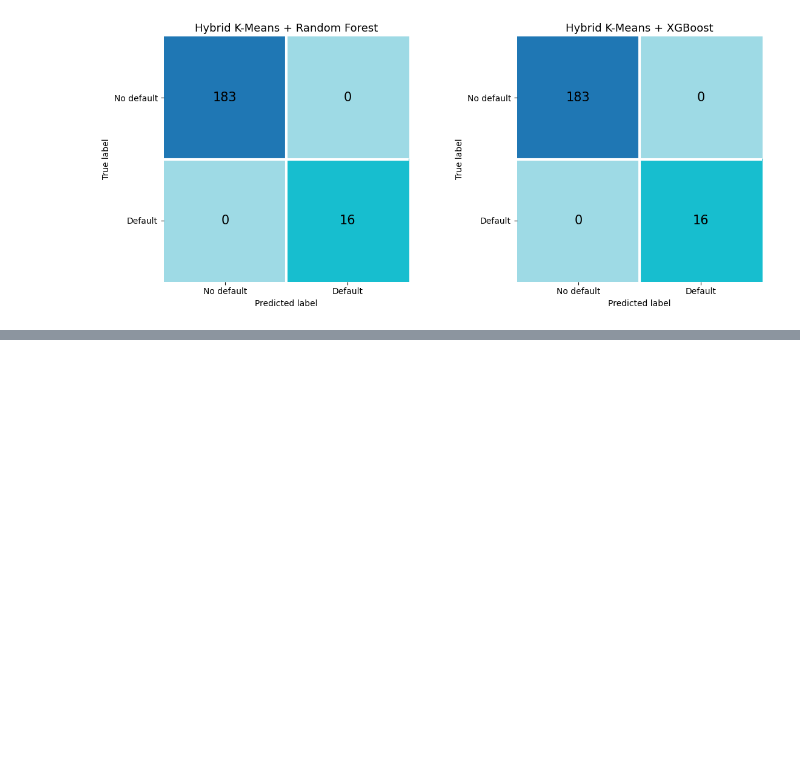
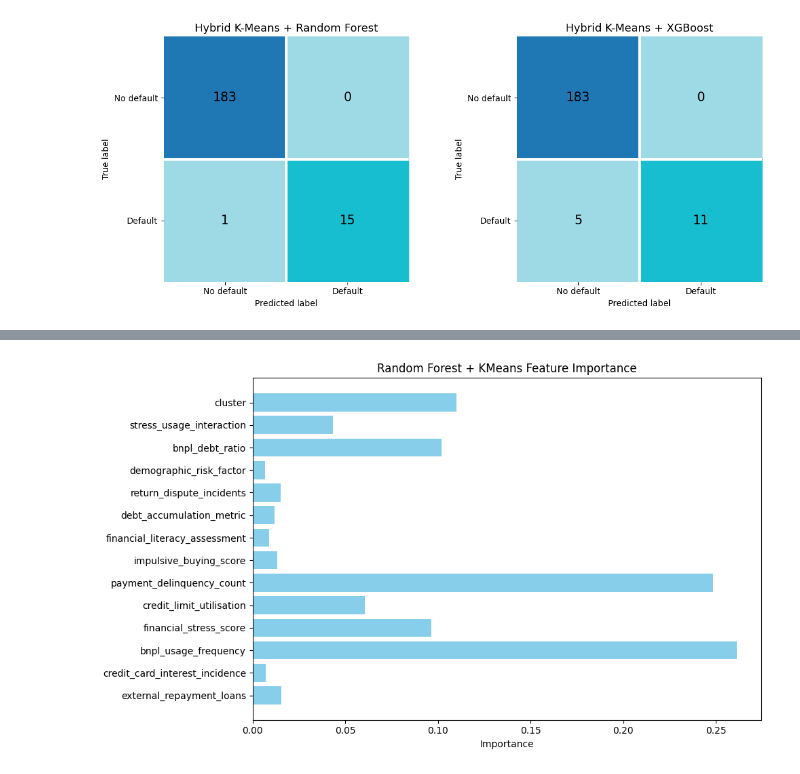
Before and after one commit to IsmailZei/Credit-Risk-Models-in-BNPL, a Jupyter notebook: K_Means .ipynb, the cells around one changed output, grey strips where cells are left out. Saved outputs shown, nothing was run; the diff lists cells and outputs as text; code cells hidden in the pictures; blank space fills up the shorter version.

Commit message:
Added Feature importance to all models

```diff
--- a/K_Means .ipynb
+++ b/K_Means .ipynb
@@ -198,19 +232,19 @@ rf_model = RandomForestClassifier(
     n_jobs=-1
 )
 
-rf_model.fit(K_train, y_train)
+rf_model.fit(x_k_train, y_k_train)
 
 # Predictions
-rf_preds = rf_model.predict(K_test)
-rf_probs = rf_model.predict_proba(K_test)[:, 1]
+rf_preds = rf_model.predict(x_k_test)
+rf_probs = rf_model.predict_proba(x_k_test)[:, 1]
 
 # Evaluation
-print("Random Forest Classification Report:\n", classification_report(y_test, rf_preds))
-print("Confusion Matrix:\n", confusion_matrix(y_test, rf_preds))
-print("ROC AUC Score:", roc_auc_score(y_test, rf_probs))
-print("F1 Score:", f1_score(y_test, rf_preds))
-print("Recall Score:", recall_score(y_test, rf_preds))
-print("Precision Score:", precision_score(y_test, rf_preds))
+print("Random Forest Classification Report:\n", classification_report(y_k_test, rf_preds))
+print("Confusion Matrix:\n", confusion_matrix(y_k_test, rf_preds))
+print("ROC AUC Score:", roc_auc_score(y_k_test, rf_probs))
+print("F1 Score:", f1_score(y_k_test, rf_preds))
+print("Recall Score:", recall_score(y_k_test, rf_preds))
+print("Precision Score:", precision_score(y_k_test, rf_preds))
 # %% [output]
 Random Forest Classification Report:
                precision    recall  f1-score   support
@@ -281,19 +315,19 @@ xgb_model = XGBClassifier(
     eval_metric="logloss"
 )
 
-xgb_model.fit(K_train, y_train)
+xgb_model.fit(x_k_train, y_k_train)
 
 # Predictions
-xgb_preds = xgb_model.predict(K_test)
-xgb_probs = xgb_model.predict_proba(K_test)[:, 1]
+xgb_preds = xgb_model.predict(x_k_test)
+xgb_probs = xgb_model.predict_proba(x_k_test)[:, 1]
 
 # Evaluation
-print("XGBoost Classification Report:\n", classification_report(y_test, xgb_preds))
-print("Confusion Matrix:\n", confusion_matrix(y_test, xgb_preds))
-print("ROC AUC Score:", roc_auc_score(y_test, xgb_probs))
-print("F1 Score:", f1_score(y_test, xgb_preds))
-print("Recall Score:", recall_score(y_test, xgb_preds))
-print("Precision Score:", precision_score(y_test, xgb_preds))
+print("XGBoost Classification Report:\n", classification_report(y_k_test, xgb_preds))
+print("Confusion Matrix:\n", confusion_matrix(y_k_test, xgb_preds))
+print("ROC AUC Score:", roc_auc_score(y_k_test, xgb_probs))
+print("F1 Score:", f1_score(y_k_test, xgb_preds))
+print("Recall Score:", recall_score(y_k_test, xgb_preds))
+print("Precision Score:", precision_score(y_k_test, xgb_preds))
 # %% [output]
 Parameters: { "use_label_encoder" } are not used.
 
@@ -377,0 +439,11 @@ plt.show()
+# %%
+# Plot feature importance
+plt.figure(figsize=(10, 6))
+importances = xgb_model.feature_importances_
+feature_names = x_k_train.columns
+plt.barh(feature_names, importances, color='skyblue')
+plt.xlabel("Importance")
+plt.title("Random Forest + KMeans Feature Importance")
+plt.tight_layout()
+# %% [output]
+[figure, added]
```
Also changed, not shown: parts of 12 cells of this notebook, 5 other files.
